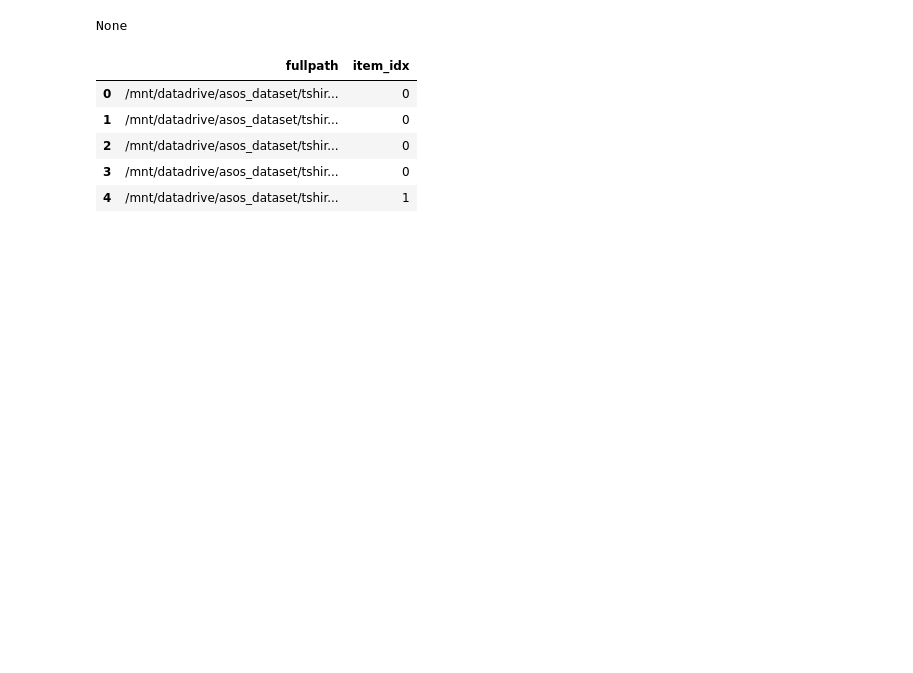
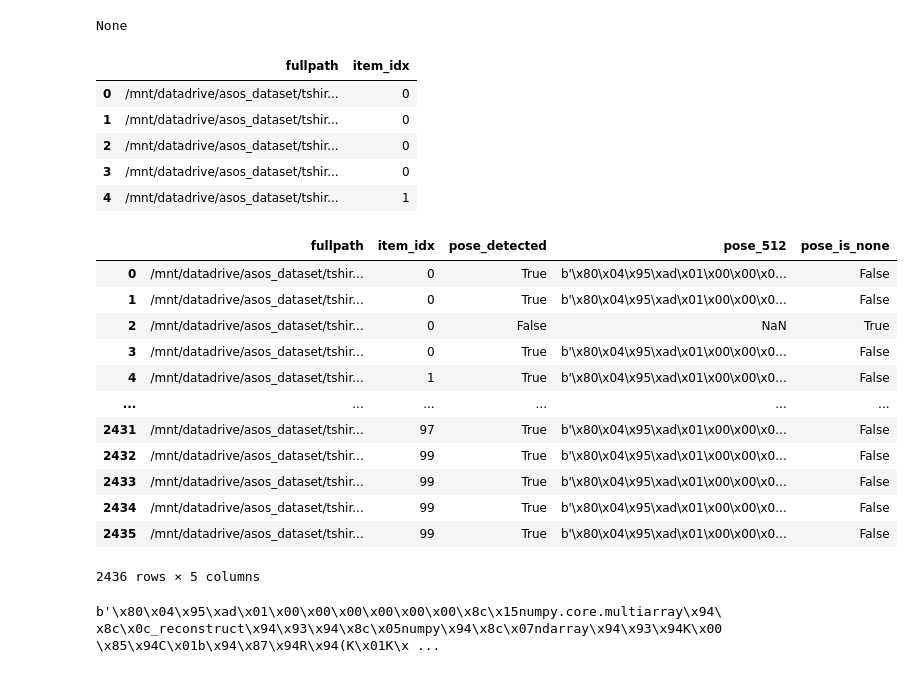
Before and after one commit to concrete13377/tryondiffusion, a Jupyter notebook: nb.ipynb, the cells around one changed output. Drawn from its saved outputs; the diff is of its cells as text; code cells hidden in the pictures; blank space fills up the shorter version.

```diff
--- a/nb.ipynb
+++ b/nb.ipynb
@@ -359,7 +438,34 @@ df['pose_detected'] = new_boba
 df.to_csv('/home/roman/tryondiffusion_implementation/tryondiffusion_danny/all_imgs.csv', index=False)
 # %%
 df = pd.read_csv('/home/roman/tryondiffusion_implementation/tryondiffusion_danny/all_imgs.csv')
-items_reverse_index = {}
-df = df[df['pose_detected']]
-for group_idx, group in df.groupby(by='item_idx'):
-    items_reverse_index[group_idx] = group['fullpath'].values
+# items_reverse_index = {}
+# df = df[df['pose_detected']]
+# for group_idx, group in df.groupby(by='item_idx'):
+#     items_reverse_index[group_idx] = group['fullpath'].values
+# %%
+df
+# %% [output]
+|  | fullpath | item_idx | pose_detected | pose_512 | pose_is_none |
+| 0 | /mnt/datadrive/asos_dataset/tshir... | 0 | True | b'\x80\x04\x95\xad\x01\x00\x00\x0... | False |
+| 1 | /mnt/datadrive/asos_dataset/tshir... | 0 | True | b'\x80\x04\x95\xad\x01\x00\x00\x0... | False |
+| 2 | /mnt/datadrive/asos_dataset/tshir... | 0 | False | NaN | True |
+| 3 | /mnt/datadrive/asos_dataset/tshir... | 0 | True | b'\x80\x04\x95\xad\x01\x00\x00\x0... | False |
+| 4 | /mnt/datadrive/asos_dataset/tshir... | 1 | True | b'\x80\x04\x95\xad\x01\x00\x00\x0... | False |
+| ... | ... | ... | ... | ... | ... |
+| 2431 | /mnt/datadrive/asos_dataset/tshir... | 97 | True | b'\x80\x04\x95\xad\x01\x00\x00\x0... | False |
+| 2432 | /mnt/datadrive/asos_dataset/tshir... | 99 | True | b'\x80\x04\x95\xad\x01\x00\x00\x0... | False |
+| 2433 | /mnt/datadrive/asos_dataset/tshir... | 99 | True | b'\x80\x04\x95\xad\x01\x00\x00\x0... | False |
+| 2434 | /mnt/datadrive/asos_dataset/tshir... | 99 | True | b'\x80\x04\x95\xad\x01\x00\x00\x0... | False |
+| 2435 | /mnt/datadrive/asos_dataset/tshir... | 99 | True | b'\x80\x04\x95\xad\x01\x00\x00\x0... | False |
+2436 rows × 5 columns
+# %%
+import torch
+
+from pathlib import Path
+prepared_ds_path = Path('/mnt/datadrive/asos_dataset/prepared_64/tensors').rglob('*.pt')
+for i in prepared_ds_path:
+    xx = torch.load(i)
+    print(xx['person_poses'])
+    break
+# %% [output]
+b'\x80\x04\x95\xad\x01\x00\x00\x00\x00\x00\x00\x8c\x15numpy.core.multiarray\x94\x8c\x0c_reconstruct\x94\x93\x94\x8c\x05numpy\x94\x8c\x07ndarray\x94\x93\x94K\x00\x85\x94C\x01b\x94\x87\x94R\x94(K\x01K\x ...
```
Also changed, not shown: parts of 12 cells of this notebook, 17 other files.
